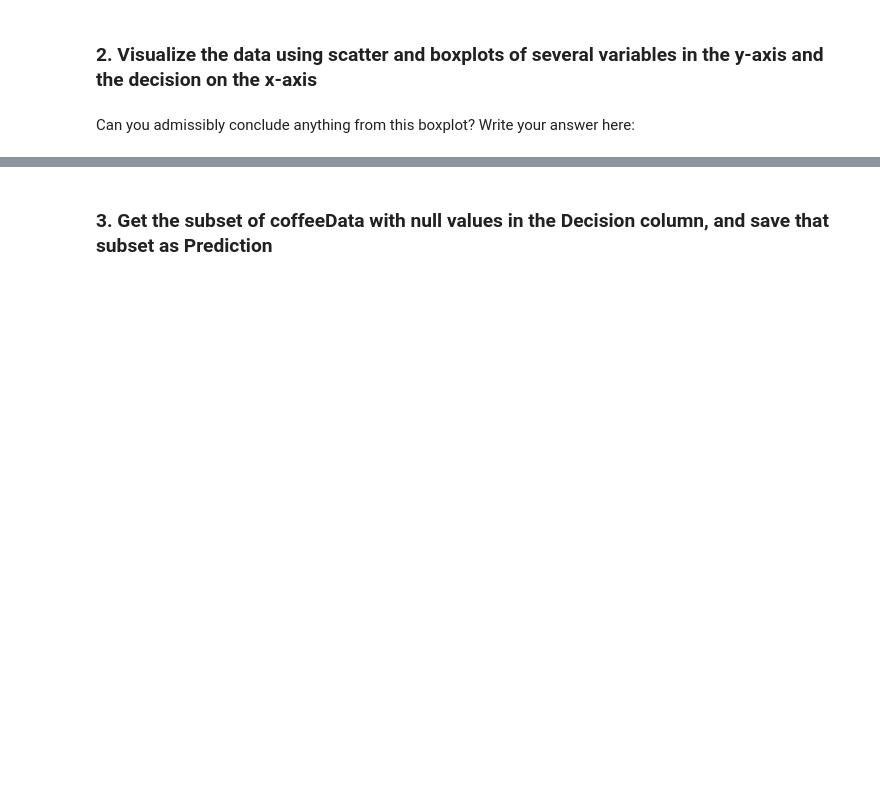
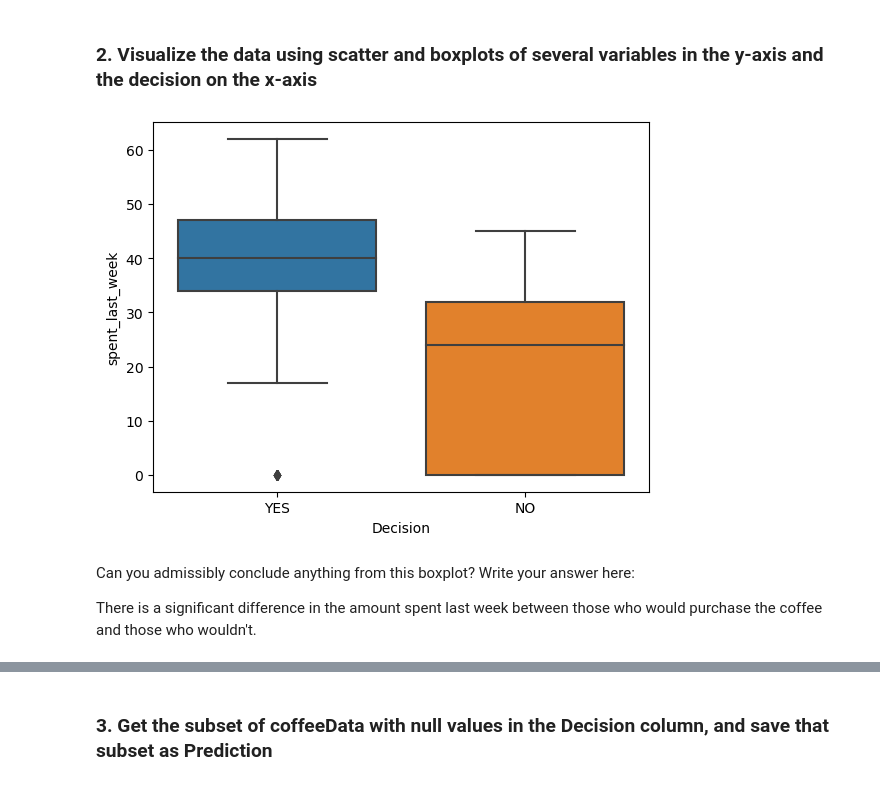
Before and after one commit to thaisangcr7/Case_Study_RR_Diner_Coffee, a Jupyter notebook: Springboard Decision Tree Specialty Coffee Case Study - Tier 1.ipynb, the cells around one changed output, grey strips where cells are left out. Drawn from its saved outputs; the diff is of its cells as text; code cells hidden in the pictures; blank space fills up the shorter version.

```diff
--- a/Springboard Decision Tree Specialty Coffee Case Study - Tier 1.ipynb
+++ b/Springboard Decision Tree Specialty Coffee Case Study - Tier 1.ipynb
@@ -231,6 +231,11 @@ array([ 1., nan,  0.])
 We now want to replace `1.0` and `0.0` in the `Decision` column by `YES` and `NO` respectively.
 # %%
 # Call replace() on the Decision column to replace 1.0 and 0.0 by 'Yes' and 'No'
-coffeeData["Decision"] = coffeeData["Decision"].replace(1.0, "YES")
-_ _ _
-coffeeData.info()
+#coffeeData["Decision"] = coffeeData["Decision"].replace(1.0, "YES")
+#coffeeData.info()
+
+df["Decision"] = df["Decision"].replace(1.0, 'YES') # because 1.0 and 0.0 is numeric values so no qoutes
+df["Decision"] = df["Decision"].replace(0.0, 'NO')
+
+
+df.info()
@@ -251,5 +276,8 @@ To execute the train/test split properly, we need to do five things:
 # NoPrediction will contain all known values for the decision
 # Call dropna() on coffeeData, and store the result in a variable NOPrediction
 # Call describe() on the Decision column of NoPrediction after calling dropna() on coffeeData
-NOPrediction = _ _ _
-NOPrediction["_ _ _"].describe()
+#NOPrediction = _ _ _
+#NOPrediction["_ _ _"].describe()
+
+NOPrediction = df.dropna()
+NOPrediction['Decision'].describe()
@@ -258,8 +304,15 @@ NOPrediction["_ _ _"].describe()
 # %%
 # Exploring our new NOPrediction dataset
 # Call boxplot() on our Seaborn object sns, and plug y="spent_today", x= "Decision", data=NOPrediction
 # Don't forget to call plt.slow() after that
-sns._ _ _(y="spent_last_week", x= "Decision", data=NOPrediction)
+#sns._ _ _(y="spent_last_week", x= "Decision", data=NOPrediction)
+#plt.show()
+
+_ = sns.boxplot(y="spent_last_week", x= "Decision", data=NOPrediction)
 plt.show()
+# %% [output]
+[figure, added]
 # %% [markdown]
 Can you admissibly conclude anything from this boxplot? Write your answer here:
+
+There is a significant difference in the amount spent last week between those who would purchase the coffee and those who wouldn't.
```
Also changed, not shown: parts of 9 cells of this notebook.
